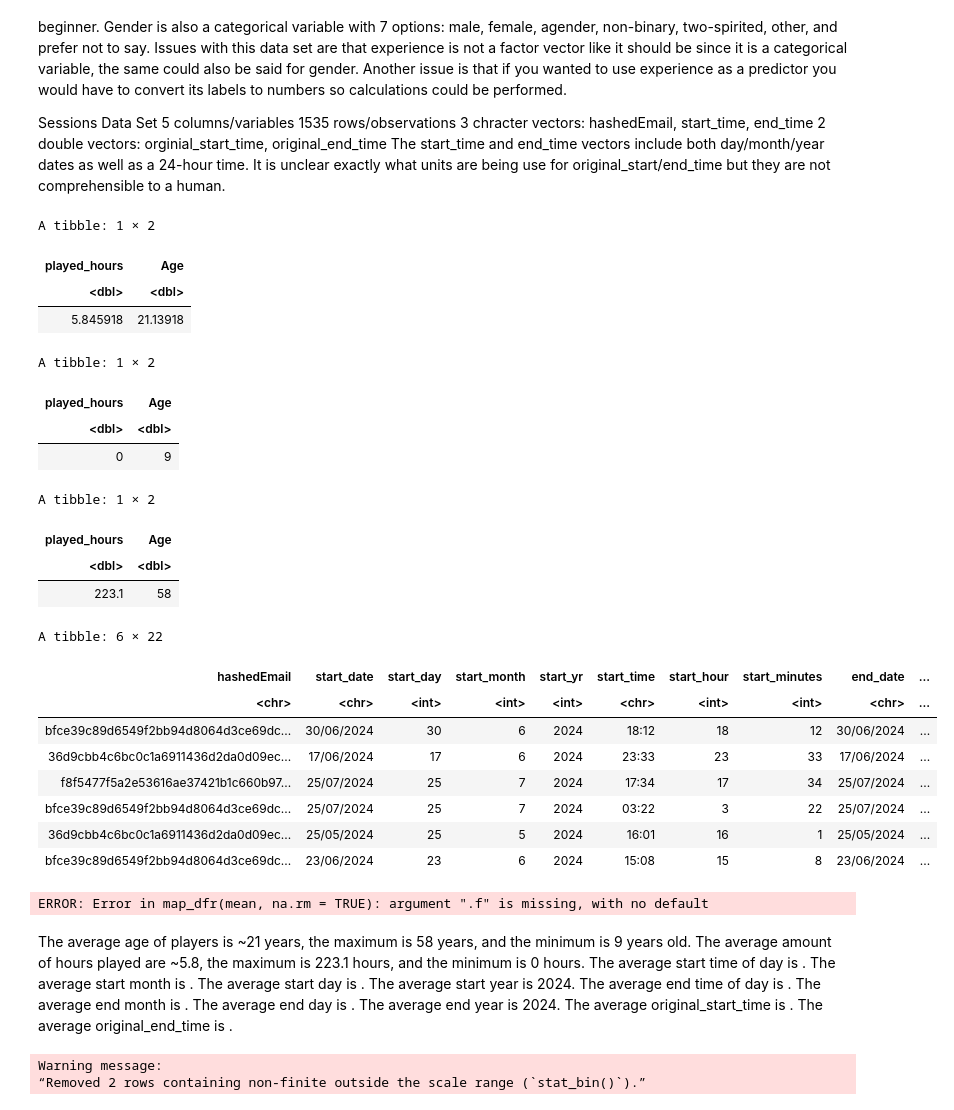
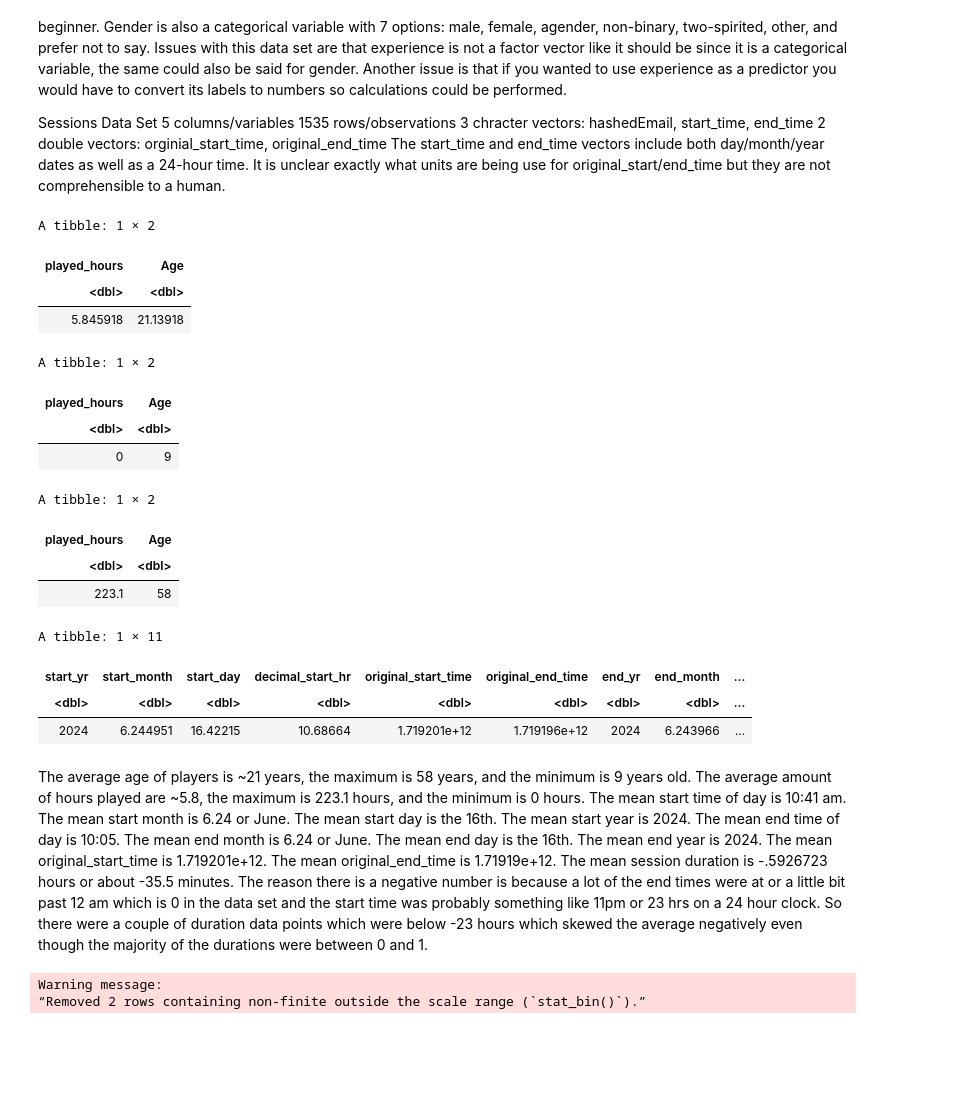
Before and after one commit to camillesnyder/Individual-Planning-for-Project, a Jupyter notebook: project_plan_008_19.ipynb, the cells around one changed output. Cells and saved outputs as stored; diff of their text form; code cells hidden in the pictures; blank space fills up the shorter version.

Commit message:
added more summary stats
also included explanations of summary stats. think about changing question back to an actual predictive question

```diff
--- a/project_plan_008_19.ipynb
+++ b/project_plan_008_19.ipynb
@@ -93,11 +93,7 @@ players_min <- players_data|>
 players_avgs
 players_min
 players_max
-#separate dates from times, separates hours from minutes, convert minutes to hours, combine hours and minutes, take average. ?separate dates by days and months
-#and convert units to months and add months to days to see the average date someone started or ended? year doesn't really matter since it all happened in 2024
-#maybe just take the average of days months and years separately because the time of month someone joined doesn't really matter just the month itself.
-#not wrangling the end_time column because I won't be using it
-#make it a space separated files in text editor using replace  use read delim
+
  sessions_wrang <- sessions_data |>
     separate_wider_delim( cols = start_time,
                          delim = " ",
@@ -121,49 +117,41 @@ players_max
              remove = FALSE,
             convert = TRUE)|>
     separate(col = end_time,
              c( "end_hour", "end_minutes"),
             sep = ":",
              remove = FALSE,
             convert = TRUE)|>
     mutate( decimal_start_minutes = start_minutes/60 )|>
     mutate(decimal_start_hr = decimal_start_minutes + start_hour)|>
     mutate( decimal_end_minutes = end_minutes/60 )|>
     mutate(decimal_end_hr = decimal_end_minutes + end_hour)|>
     mutate(duration_hrs = decimal_end_hr - decimal_start_hr)
 
-head(sessions_wrang)
-
 sessions_avgs<- sessions_wrang|>
-    select(start_yr, start_month, start_day, decimal_start_hr, original_start_time, original_end_time, end_yr, end_month, end_day, decimal_end_hr, duration_hrs)
+    select(start_yr, start_month, start_day, decimal_start_hr, original_start_time, original_end_time, end_yr, end_month, end_day, decimal_end_hr, duration_hrs)|>
     map_dfr(mean, na.rm = TRUE)
 
 sessions_avgs
 # %% [output]
 A tibble: 1 × 2
 | played_hours | Age |
 | <dbl> | <dbl> |
 | 5.845918 | 21.13918 |
 A tibble: 1 × 2
 | played_hours | Age |
 | <dbl> | <dbl> |
 | 0 | 9 |
 A tibble: 1 × 2
 | played_hours | Age |
 | <dbl> | <dbl> |
 | 223.1 | 58 |
-A tibble: 6 × 22
+A tibble: 1 × 11
-| hashedEmail | start_date | start_day | start_month | start_yr | start_time | start_hour | start_minutes | end_date | ... |
-| <chr> | <chr> | <int> | <int> | <int> | <chr> | <int> | <int> | <chr> | ... |
-| bfce39c89d6549f2bb94d8064d3ce69dc... | 30/06/2024 | 30 | 6 | 2024 | 18:12 | 18 | 12 | 30/06/2024 | ... |
-| 36d9cbb4c6bc0c1a6911436d2da0d09ec... | 17/06/2024 | 17 | 6 | 2024 | 23:33 | 23 | 33 | 17/06/2024 | ... |
-| f8f5477f5a2e53616ae37421b1c660b97... | 25/07/2024 | 25 | 7 | 2024 | 17:34 | 17 | 34 | 25/07/2024 | ... |
-| bfce39c89d6549f2bb94d8064d3ce69dc... | 25/07/2024 | 25 | 7 | 2024 | 03:22 | 3 | 22 | 25/07/2024 | ... |
-| 36d9cbb4c6bc0c1a6911436d2da0d09ec... | 25/05/2024 | 25 | 5 | 2024 | 16:01 | 16 | 1 | 25/05/2024 | ... |
-| bfce39c89d6549f2bb94d8064d3ce69dc... | 23/06/2024 | 23 | 6 | 2024 | 15:08 | 15 | 8 | 23/06/2024 | ... |
+| start_yr | start_month | start_day | decimal_start_hr | original_start_time | original_end_time | end_yr | end_month | ... |
+| <dbl> | <dbl> | <dbl> | <dbl> | <dbl> | <dbl> | <dbl> | <dbl> | ... |
+| 2024 | 6.244951 | 16.42215 | 10.68664 | 1.719201e+12 | 1.719196e+12 | 2024 | 6.243966 | ... |
-ERROR: Error in map_dfr(mean, na.rm = TRUE): argument ".f" is missing, with no default
 # %% [markdown]
 The average age of players is ~21 years, the maximum is 58 years, and the minimum is 9 years old. The average amount of hours played are ~5.8, the maximum is 223.1 hours, and the minimum is 0 hours.
-The average start time of day is . The average start month is . The average start day is . The average start year is 2024. The average end time of day is . The average end month is . The average end day is . The average end year is 2024. The average original_start_time is . The average original_end_time is .
+The mean start time of day is 10:41 am. The mean start month is 6.24 or June. The mean start day is the 16th. The mean start year is 2024. The mean end time of day is 10:05. The mean end month is 6.24 or June. The mean end day is the 16th. The mean end year is 2024. The mean original_start_time is 1.719201e+12. The mean original_end_time is 1.71919e+12. The mean session duration is -.5926723 hours or about -35.5 minutes. The reason there is a negative number is because a lot of the end times were at or a little bit past 12 am which is 0 in the data set and the start time was probably something like 11pm or 23 hrs on a 24 hour clock. So there were a couple of duration data points which were below -23 hours which skewed the average negatively even though the majority of the durations were between 0 and 1.
 # %%
 #exploratory visualizations
 options(repr.plot.height = 6, repr.plot.width = 8)
```
Also changed, not shown: parts of 2 cells of this notebook.
